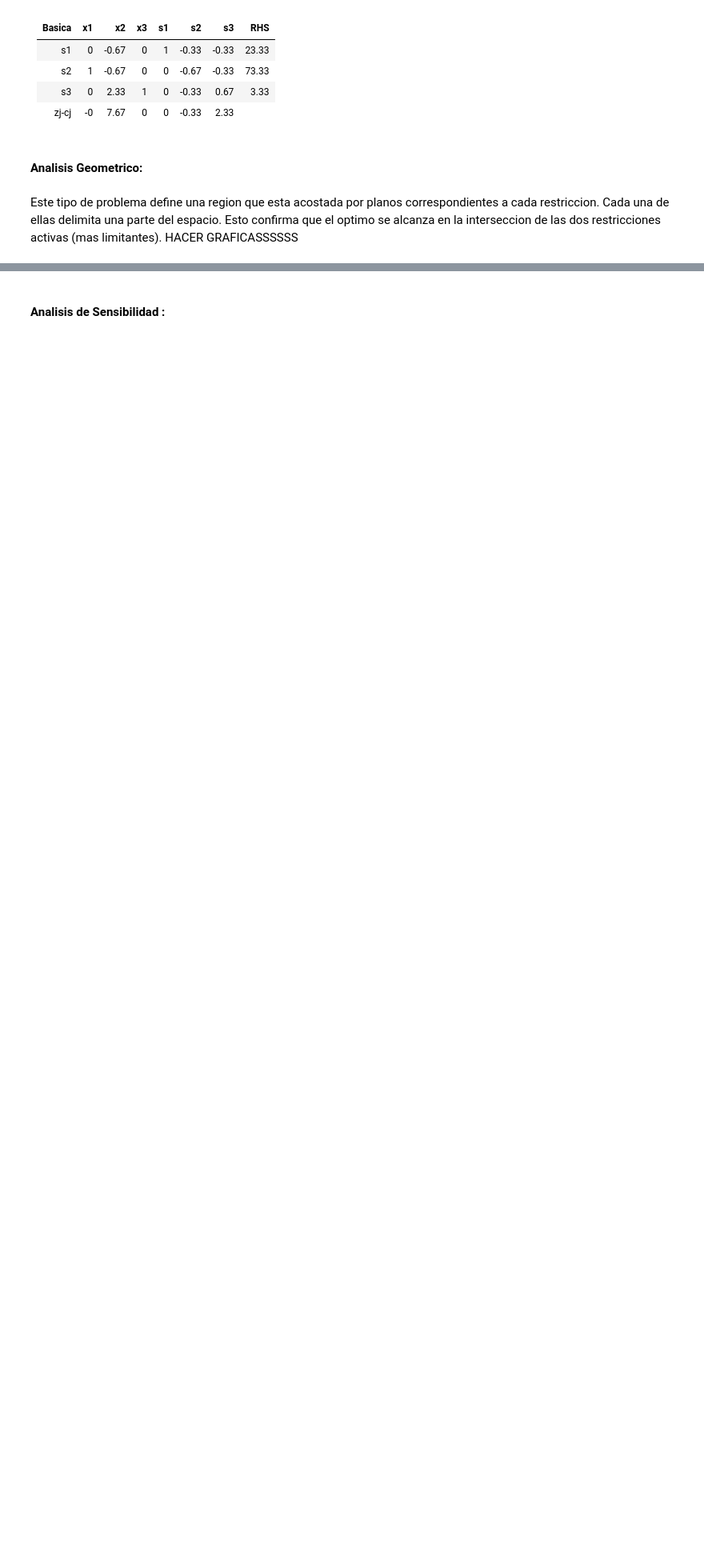
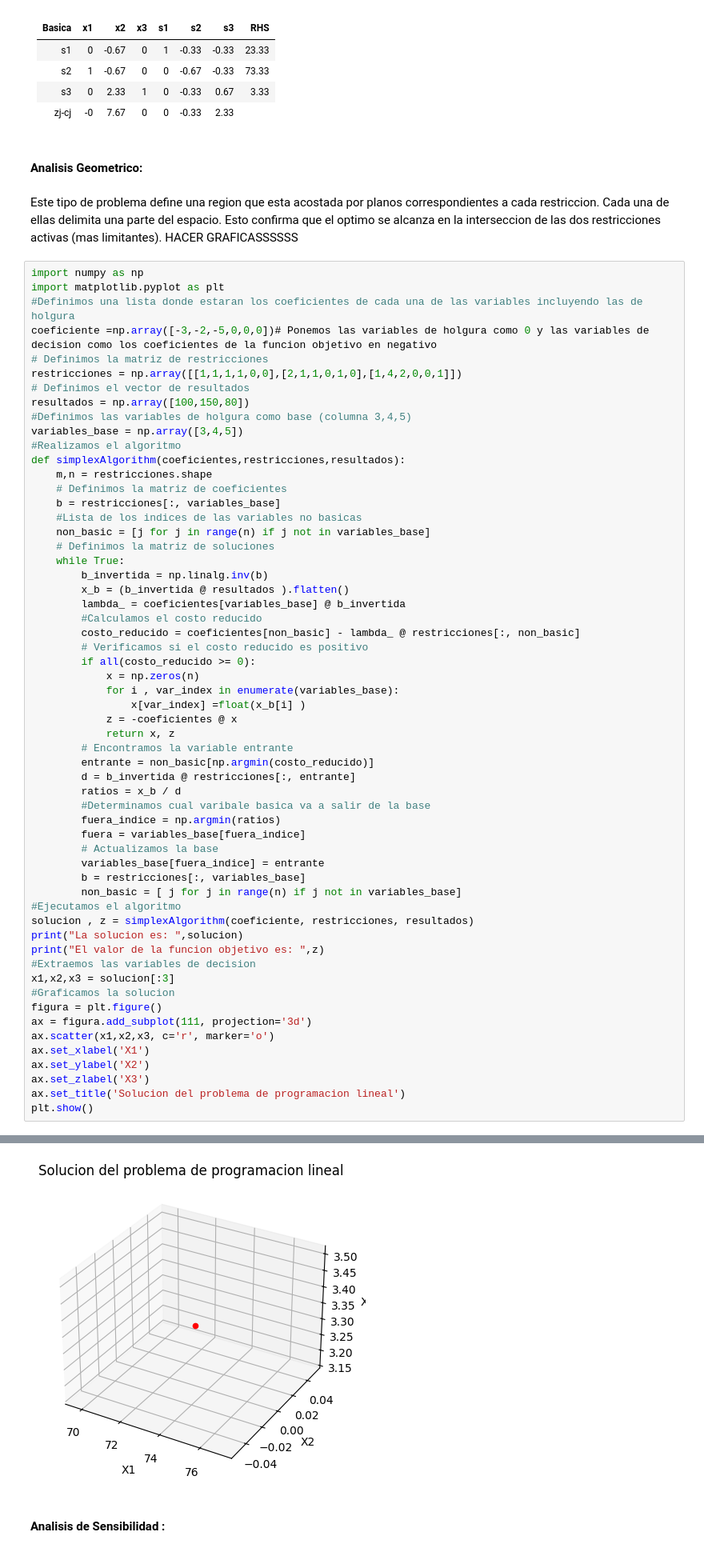
Before and after one commit to KaliaGonzalez/Laboratorio4, a Jupyter notebook: Laboratorio 4.ipynb, the cells around one changed output, grey strips where cells are left out. Shown: that part at 80% size. Drawn from its saved outputs; the diff is of its cells as text; blank space fills up the shorter version.

```diff
--- a/Laboratorio 4.ipynb
+++ b/Laboratorio 4.ipynb
@@ -93,3 +93,62 @@ Realizamos la ultima iteracion dividiendo los resultados con los valores en la c
 #### Analisis Geometrico:
 # %% [markdown]
 Este tipo de problema define una region que esta acostada por planos correspondientes a cada restriccion. Cada una de ellas delimita una parte del espacio. Esto confirma que el optimo se alcanza en la interseccion de las dos restricciones activas (mas limitantes). HACER GRAFICASSSSSS
+# %%
+import numpy as np
+import matplotlib.pyplot as plt
+#Definimos una lista donde estaran los coeficientes de cada una de las variables incluyendo las de holgura
+coeficiente =np.array([-3,-2,-5,0,0,0])# Ponemos las variables de holgura como 0 y las variables de decision como los coeficientes de la funcion objetivo en negativo
+# Definimos la matriz de restricciones
+restricciones = np.array([[1,1,1,1,0,0],[2,1,1,0,1,0],[1,4,2,0,0,1]])
+# Definimos el vector de resultados
+resultados = np.array([100,150,80])
+#Definimos las variables de holgura como base (columna 3,4,5)
+variables_base = np.array([3,4,5])
+#Realizamos el algoritmo
+def simplexAlgorithm(coeficientes,restricciones,resultados):
+    m,n = restricciones.shape
+    # Definimos la matriz de coeficientes
+    b = restricciones[:, variables_base]
+    #Lista de los indices de las variables no basicas
+    non_basic = [j for j in range(n) if j not in variables_base]
+    # Definimos la matriz de soluciones
+    while True:
+        b_invertida = np.linalg.inv(b)
+        x_b = (b_invertida @ resultados ).flatten()
+        lambda_ = coeficientes[variables_base] @ b_invertida
+        #Calculamos el costo reducido
+        costo_reducido = coeficientes[non_basic] - lambda_ @ restricciones[:, non_basic]
+        # Verificamos si el costo reducido es positivo
+        if all(costo_reducido >= 0):
+            x = np.zeros(n)
+            for i , var_index in enumerate(variables_base):
+                x[var_index] =float(x_b[i] )
+            z = -coeficientes @ x
+            return x, z
+        # Encontramos la variable entrante
+        entrante = non_basic[np.argmin(costo_reducido)]
+        d = b_invertida @ restricciones[:, entrante]
+        ratios = x_b / d
+        #Determinamos cual varibale basica va a salir de la base
+        fuera_indice = np.argmin(ratios)
+        fuera = variables_base[fuera_indice]
+        # Actualizamos la base
+        variables_base[fuera_indice] = entrante
+        b = restricciones[:, variables_base]
+        non_basic = [ j for j in range(n) if j not in variables_base]
+#Ejecutamos el algoritmo
+solucion , z = simplexAlgorithm(coeficiente, restricciones, resultados)
+print("La solucion es: ",solucion)
+print("El valor de la funcion objetivo es: ",z)
+#Extraemos las variables de decision
+x1,x2,x3 = solucion[:3]
+#Graficamos la solucion
+figura = plt.figure()
+ax = figura.add_subplot(111, projection='3d')
+ax.scatter(x1,x2,x3, c='r', marker='o')
+ax.set_xlabel('X1')
+ax.set_ylabel('X2')
+ax.set_zlabel('X3')
+ax.set_title('Solucion del problema de programacion lineal')
+plt.show()
+# %% [output]
@@ -96,3 +157,4 @@ Este tipo de problema define una region que esta acostada por planos correspondi
+[figure, added]
 # %% [markdown]
 #### Analisis de Sensibilidad :
 # %%
```
Also changed, not shown: parts of 32 cells of this notebook.
